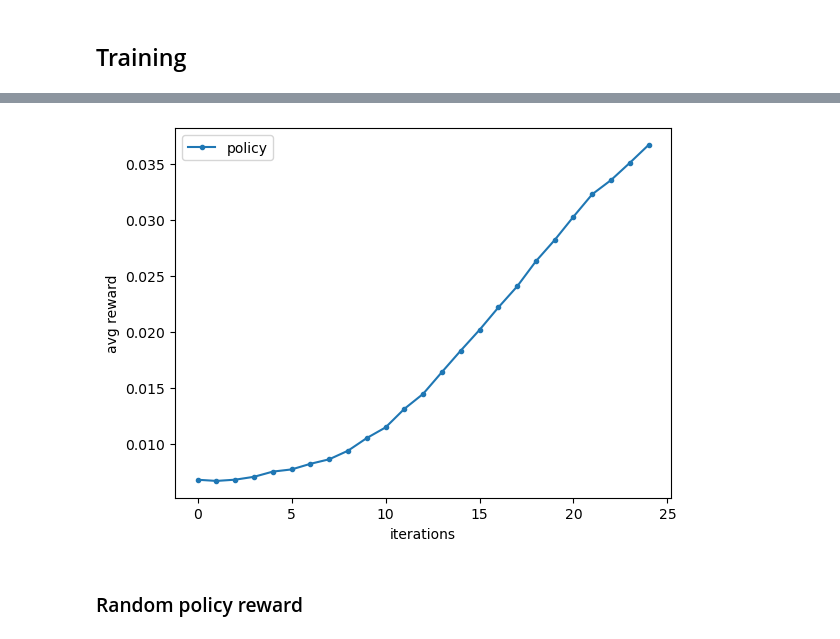
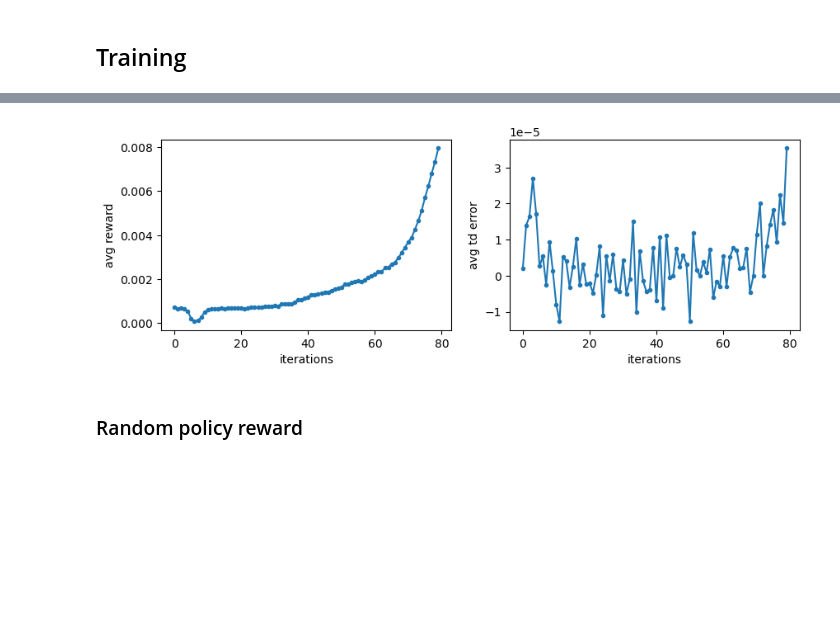
Before and after one commit to AlbertoSinigaglia/snake-reinforcement-learning, a Jupyter notebook: code/main.ipynb, the cells around one changed output, grey strips where cells are left out. Cells and saved outputs as stored; diff of their text form; code cells hidden in the pictures; blank space fills up the shorter version.

```diff
--- a/code/main.ipynb
+++ b/code/main.ipynb
@@ -15,12 +15,12 @@ import json
 # %%
 %matplotlib inline
 def get_env(n=1000):
-    return OriginalSnakeEnvironment(n, 7)
+    return OriginalSnakeEnvironment(n, 15)
 env_ = get_env()
 # reward discount
-GAMMA = .99
+GAMMA = .9
 # number of iterations for the training (snake steps)
-ITERATIONS = 5000
+ITERATIONS = 40000
 # Eps to add to the policy probabilities to ensure a bit of exploration
 EPSILON = 0.1
 # lambda parameters for value and policy wrt eligibility traces
@@ -28,7 +28,7 @@ LAMBDA_VALUE = 0.1
 LAMBDA_AGENT = 0.1
 # percentage of boards to sample each time for the gradient estimation
 # used to de-correlate gradients
-PERCENTAGE_TO_HOLD = .5
+PERCENTAGE_TO_HOLD = 0.9999
 
 fig,axs=plt.subplots(1,min(len(env_.boards), 5), figsize=(10,3))
 for ax, board in zip(axs, env_.boards):
@@ -144,10 +162,11 @@ except:
 # %% [markdown]
 ## Training
 # %%
-optimizer_value = K.optimizers.Adam(1e-3)
-optimizer_agent = K.optimizers.Adam(1e-5)
+optimizer_value = K.optimizers.Adam(1e-5)
+optimizer_agent = K.optimizers.Adam(1e-6)
 # %%
 avg_rewards = []
+avg_td_error = []
 # %%
 try :
     import json
@@ -182,52 +203,63 @@ for _ in trange(ITERATIONS):
         new_state = tf.constant(env_.to_state())
 
         # TD error
-        value_state = tf.constant(value(state))
+        value_state = value(state)
         new_value_state = tf.constant(value(new_state))
         td_error = tf.stop_gradient((rewards + GAMMA * new_value_state) - value_state) * -1
 
         # calculate the loss for both value and agent
-        loss_agent = tf.stop_gradient(td_error) * -tf.losses.sparse_categorical_crossentropy(actions,probs)[...,None]
+
+        # loss_agent = tf.stop_gradient(td_error) * -tf.losses.sparse_categorical_crossentropy(actions,probs)[...,None]
+        # loss_agent = tf.reduce_mean(loss_agent * decorrelation_mask)
+        # loss_value = tf.stop_gradient(td_error) * value_state
+        # loss_value = tf.reduce_mean(loss_value * decorrelation_mask)
+
+        actions_indexes = tf.concat((tf.range(actions.shape[0])[..., None], actions), axis=-1)
+        loss_agent = tf.stop_gradient(td_error) * tf.math.log(1e-10 + tf.gather_nd(original_probs, actions_indexes))[...,None]
         loss_value = tf.stop_gradient(td_error) * value_state
-        loss_agent = tf.reduce_mean(loss_agent * decorrelation_mask)
-        loss_value = tf.reduce_mean(loss_value * decorrelation_mask)
 
+    avg_td_error.append(tf.reduce_mean(td_error))
     avg_rewards.append(tf.reduce_mean(rewards))
 
-    if LAMBDA_AGENT > 0 or LAMBDA_VALUE > 0:
+    if LAMBDA_AGENT > 1e-4 or LAMBDA_VALUE > 1e-4:
         # calculate gradient
         gradient_agent = tape.gradient(loss_agent, agent.trainable_weights)
         gradient_value = tape.gradient(loss_value, value.trainable_weights)
         # update eligibility traces
         eligibility_trace_agent = [GAMMA * LAMBDA_AGENT * layer + gradient for layer, gradient in zip(eligibility_trace_agent, gradient_agent)]
         eligibility_trace_value = [GAMMA * LAMBDA_VALUE * layer + gradient for layer, gradient in zip(eligibility_trace_value, gradient_value)]
 
         # update neural nets weights
         optimizer_value.apply_gradients(zip(eligibility_trace_value, value.trainable_weights))
         optimizer_agent.apply_gradients(zip(eligibility_trace_agent, agent.trainable_weights))
     else:
         optimizer_value.minimize(loss_value, value.trainable_weights, tape=tape)
         optimizer_agent.minimize(loss_agent, agent.trainable_weights, tape=tape)
 
 
-    # every 200 iterations, plot the avg reward of each chunk of 100 iterations, and save the models
-    if len(avg_rewards) % 200 == 0 and len(avg_rewards) > 0:
+    # every 500 iterations, plot the avg reward of each chunk of 100 iterations, and save the models
+    if len(avg_rewards) % 500 == 0 and len(avg_rewards) > 0:
         # clear output
         clear_output(wait=True)
         # plot
-        points = np.array(avg_rewards).reshape((-1, 200)).mean(axis=-1)
-        plt.plot(points, marker=".")
-        _ = plt.xlabel("iterations")
-        _ = plt.ylabel("avg reward")
-        plt.legend(["policy"])
+        points_r = np.array(avg_rewards).reshape((-1, 500)).mean(axis=-1)
+        points_t = np.array(avg_td_error).reshape((-1, 500)).mean(axis=-1) * -1
+        fig, axs = plt.subplots(1,2, figsize=(10,3))
+        axs[0].plot(points_r, marker=".")
+        axs[0].set_xlabel("iterations")
+        axs[0].set_ylabel("avg reward")
+        axs[1].plot(points_t, marker=".")
+        axs[1].set_xlabel("iterations")
+        axs[1].set_ylabel("avg td error")
+
         plt.show()
         # save
         with open(f"{MODELS_PREFIX}/training.txt", "w+") as file:
             json.dump(np.array(avg_rewards).tolist(), file)
         agent.save_weights(f"{MODELS_PREFIX}/agent")
         value.save_weights(f"{MODELS_PREFIX}/value")
 # %% [output]
-[figure, old version]
+[figure, new version]
 # %% [markdown]
 ### Random policy reward
 # %%
```
Also changed, not shown: parts of 6 cells of this notebook, 7 other files.
